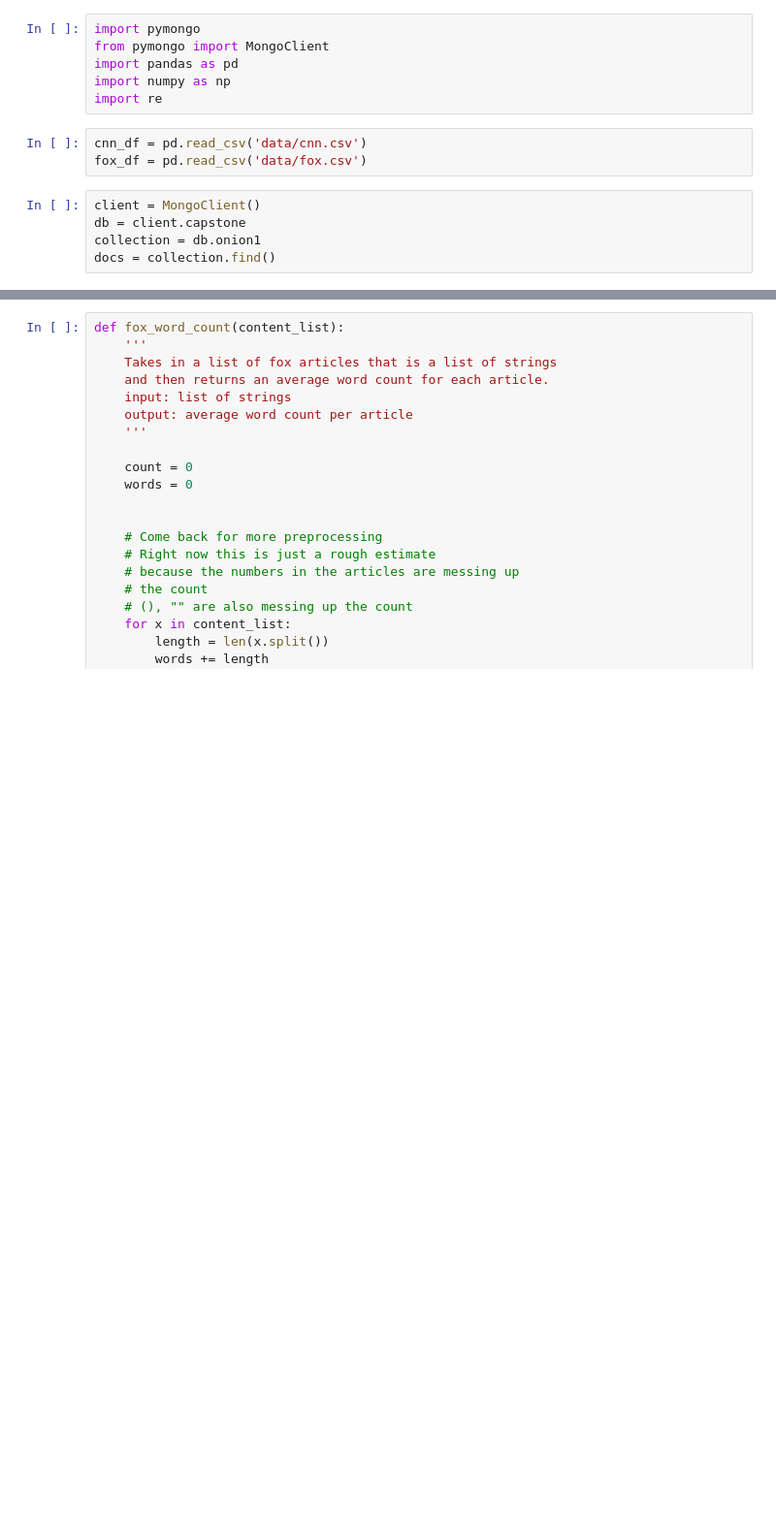
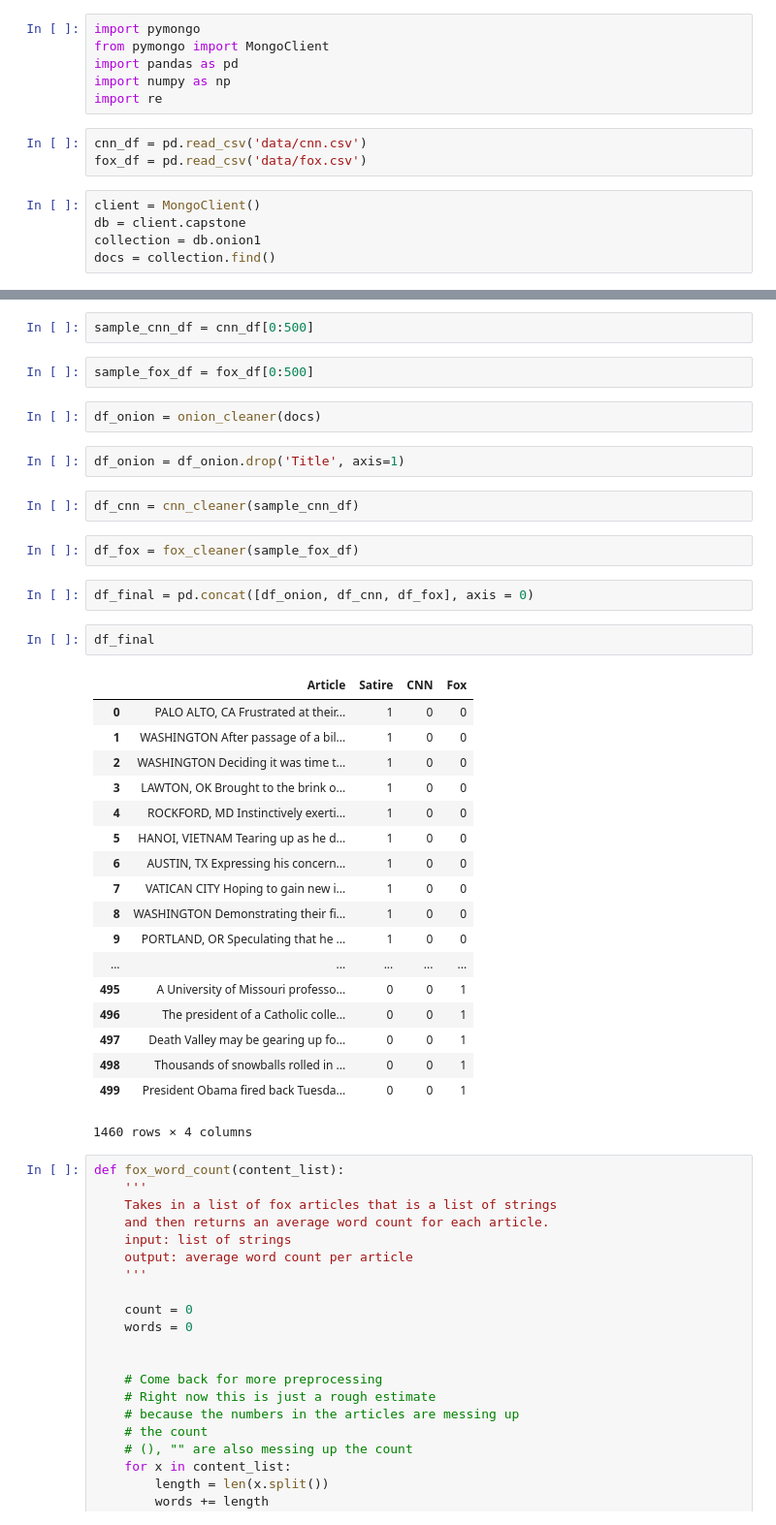
Before and after one commit to johncpolitte/News_or_Satire, a Jupyter notebook: build_full_df.ipynb, the cells around one changed output, grey strips where cells are left out. Shown at 97% size. Cells and saved outputs as stored; diff of their text form; blank space fills up the shorter version.

```diff
--- a/build_full_df.ipynb
+++ b/build_full_df.ipynb
@@ -61,3 +132,38 @@ def onion_cleaner(mongo_cursor):
+# %%
+sample_cnn_df = cnn_df[0:500]
+# %%
+sample_fox_df = fox_df[0:500]
+# %%
+df_onion = onion_cleaner(docs)
+# %%
+df_onion = df_onion.drop('Title', axis=1)
+# %%
+df_cnn = cnn_cleaner(sample_cnn_df)
+# %%
+df_fox = fox_cleaner(sample_fox_df)
+# %%
+df_final = pd.concat([df_onion, df_cnn, df_fox], axis = 0)
+# %%
+df_final
+# %% [output]
+|  | Article | Satire | CNN | Fox |
+| 0 | PALO ALTO, CA Frustrated at their... | 1 | 0 | 0 |
+| 1 | WASHINGTON After passage of a bil... | 1 | 0 | 0 |
+| 2 | WASHINGTON Deciding it was time t... | 1 | 0 | 0 |
+| 3 | LAWTON, OK Brought to the brink o... | 1 | 0 | 0 |
+| 4 | ROCKFORD, MD Instinctively exerti... | 1 | 0 | 0 |
+| 5 | HANOI, VIETNAM Tearing up as he d... | 1 | 0 | 0 |
+| 6 | AUSTIN, TX Expressing his concern... | 1 | 0 | 0 |
+| 7 | VATICAN CITY Hoping to gain new i... | 1 | 0 | 0 |
+| 8 | WASHINGTON Demonstrating their fi... | 1 | 0 | 0 |
+| 9 | PORTLAND, OR Speculating that he ... | 1 | 0 | 0 |
+| ... | ... | ... | ... | ... |
+| 495 | A University of Missouri professo... | 0 | 0 | 1 |
+| 496 | The president of a Catholic colle... | 0 | 0 | 1 |
+| 497 | Death Valley may be gearing up fo... | 0 | 0 | 1 |
+| 498 | Thousands of snowballs rolled in ... | 0 | 0 | 1 |
+| 499 | President Obama fired back Tuesda... | 0 | 0 | 1 |
+1460 rows × 4 columns
 # %%
 def fox_word_count(content_list):
     '''
```
Also changed, not shown: parts of 7 cells of this notebook, 1 other file.
